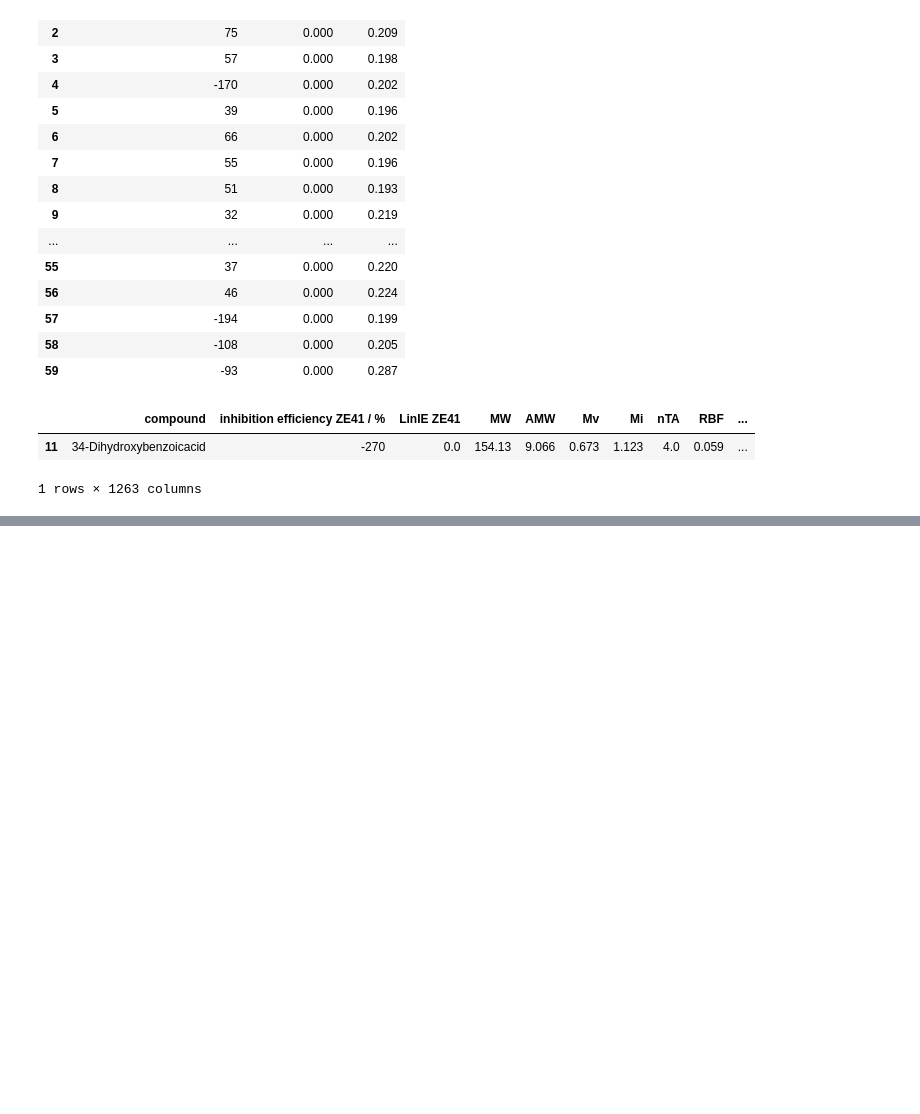
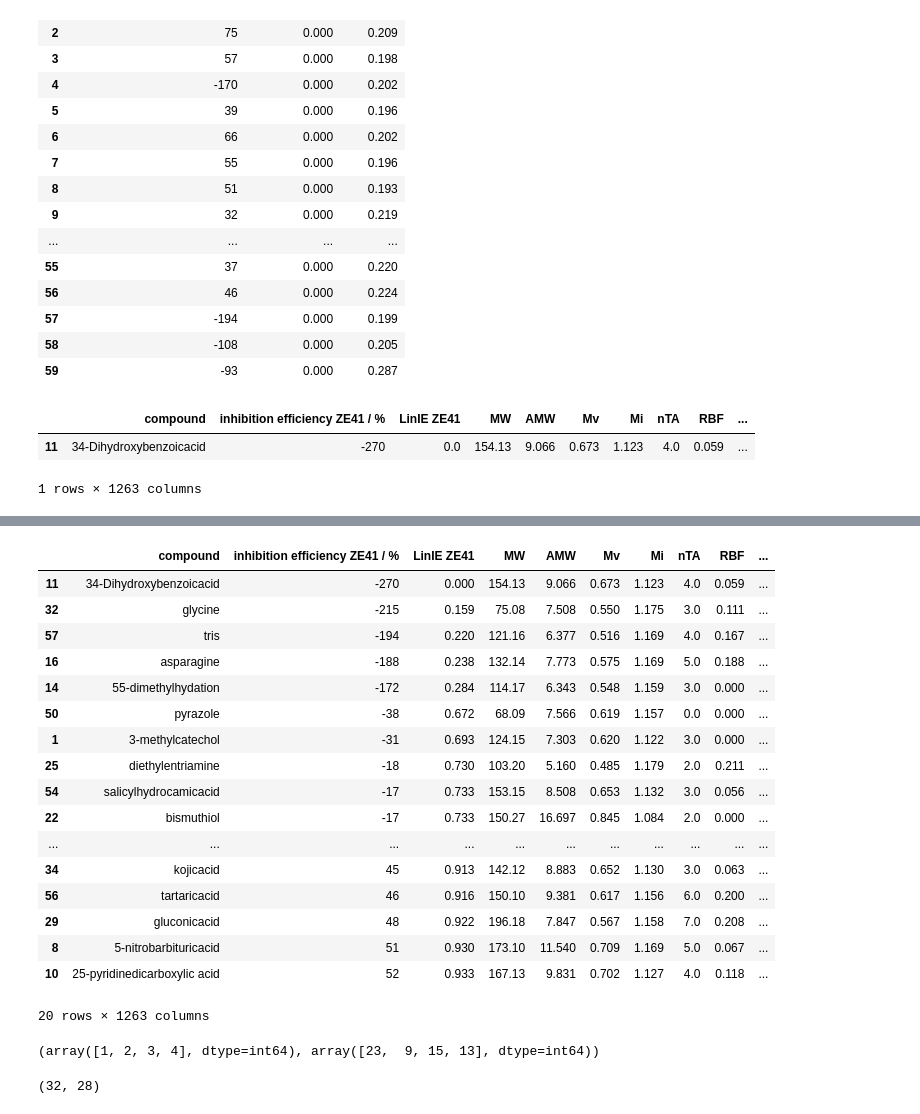
Before and after one commit to ElisabethJS/mg_corrosion, a Jupyter notebook: Code/Data inspection 2.ipynb, the cells around one changed output, grey strips where cells are left out. Saved outputs shown, nothing was run; the diff lists cells and outputs as text; code cells hidden in the pictures; blank space fills up the shorter version.

```diff
--- a/Code/Data inspection 2.ipynb
+++ b/Code/Data inspection 2.ipynb
@@ -111,0 +112,35 @@ plt.show()
+# %%
+df2 = data.sort_values('inhibition efficiency ZE41 / %')
+# %%
+bins = [-270, -40, 0, 40, 100]
+# %%
+ind = np.digitize(df2['inhibition efficiency ZE41 / %'], bins)
+# %%
+df2.groupby(ind).head()
+# %% [output]
+|  | compound | inhibition efficiency ZE41 / % | LinIE ZE41 | MW | AMW | Mv | Mi | nTA | RBF | ... |
+| 11 | 34-Dihydroxybenzoicacid | -270 | 0.000 | 154.13 | 9.066 | 0.673 | 1.123 | 4.0 | 0.059 | ... |
+| 32 | glycine | -215 | 0.159 | 75.08 | 7.508 | 0.550 | 1.175 | 3.0 | 0.111 | ... |
+| 57 | tris | -194 | 0.220 | 121.16 | 6.377 | 0.516 | 1.169 | 4.0 | 0.167 | ... |
+| 16 | asparagine | -188 | 0.238 | 132.14 | 7.773 | 0.575 | 1.169 | 5.0 | 0.188 | ... |
+| 14 | 55-dimethylhydation | -172 | 0.284 | 114.17 | 6.343 | 0.548 | 1.159 | 3.0 | 0.000 | ... |
+| 50 | pyrazole | -38 | 0.672 | 68.09 | 7.566 | 0.619 | 1.157 | 0.0 | 0.000 | ... |
+| 1 | 3-methylcatechol | -31 | 0.693 | 124.15 | 7.303 | 0.620 | 1.122 | 3.0 | 0.000 | ... |
+| 25 | diethylentriamine | -18 | 0.730 | 103.20 | 5.160 | 0.485 | 1.179 | 2.0 | 0.211 | ... |
+| 54 | salicylhydrocamicacid | -17 | 0.733 | 153.15 | 8.508 | 0.653 | 1.132 | 3.0 | 0.056 | ... |
+| 22 | bismuthiol | -17 | 0.733 | 150.27 | 16.697 | 0.845 | 1.084 | 2.0 | 0.000 | ... |
+| ... | ... | ... | ... | ... | ... | ... | ... | ... | ... | ... |
+| 34 | kojicacid | 45 | 0.913 | 142.12 | 8.883 | 0.652 | 1.130 | 3.0 | 0.063 | ... |
+| 56 | tartaricacid | 46 | 0.916 | 150.10 | 9.381 | 0.617 | 1.156 | 6.0 | 0.200 | ... |
+| 29 | gluconicacid | 48 | 0.922 | 196.18 | 7.847 | 0.567 | 1.158 | 7.0 | 0.208 | ... |
+| 8 | 5-nitrobarbituricacid | 51 | 0.930 | 173.10 | 11.540 | 0.709 | 1.169 | 5.0 | 0.067 | ... |
+| 10 | 25-pyridinedicarboxylic acid | 52 | 0.933 | 167.13 | 9.831 | 0.702 | 1.127 | 4.0 | 0.118 | ... |
+20 rows × 1263 columns
+# %%
+np.unique(ind, return_counts=True)
+# %% [output]
+(array([1, 2, 3, 4], dtype=int64), array([23,  9, 15, 13], dtype=int64))
+# %%
+23+9, 15+13
+# %% [output]
+(32, 28)
```
Also changed, not shown: parts of 1 cell of this notebook, 7 other files.
